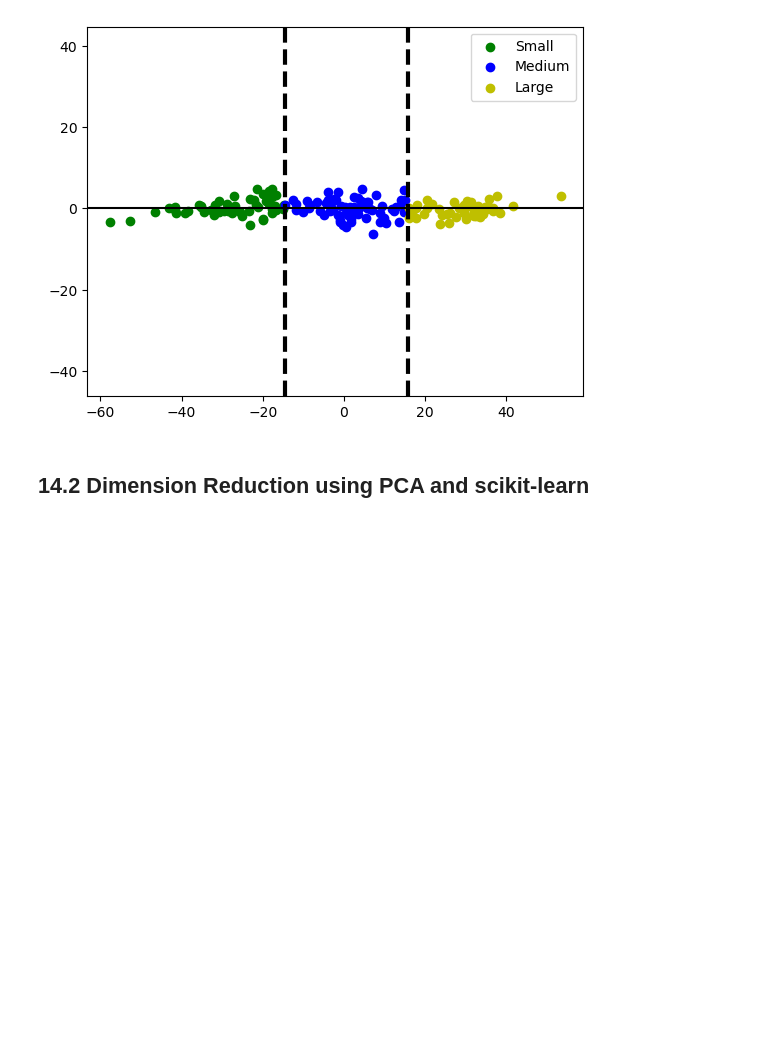
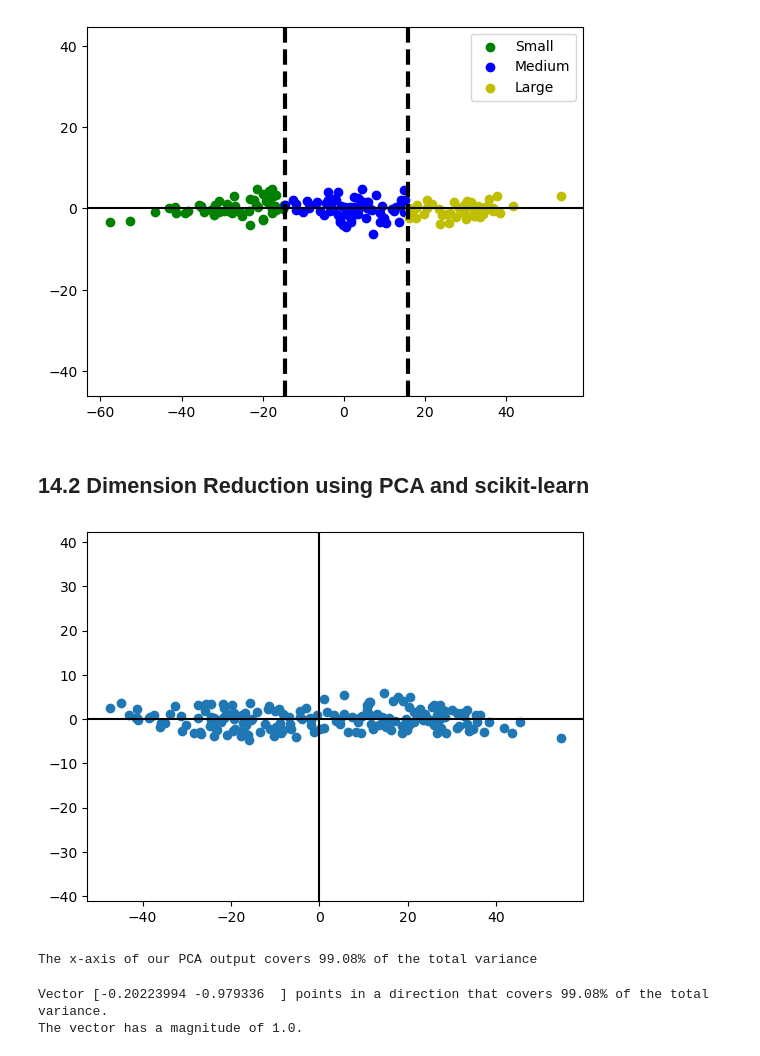
Before and after one commit to IanSinColorado/DataScienceBootcamp, a Jupyter notebook: Chapter14.ipynb, the cells around one changed output. Saved outputs shown, nothing was run; the diff lists cells and outputs as text; code cells hidden in the pictures; blank space fills up the shorter version.

```diff
--- a/Chapter14.ipynb
+++ b/Chapter14.ipynb
@@ -214,0 +220,29 @@ plot_customer_segments(new_horizontal_data)
+# %%
+# Initializing a pca_model object
+pca_object = PCA()
+# %%
+# Running PCA using scikit-learn
+pca_transformed_data = pca_object.fit_transform(measurements.T)
+plt.scatter(pca_transformed_data[:,0], pca_transformed_data[:,1])
+plt.axhline(0, c='k')
+plt.axvline(0, c='k')
+plt.axis('equal')
+plt.show()
+# %% [output]
+[figure, added]
+# %%
+# Extracting variance from scikit-learn's PCA output
+percent_variance_coverages = 100 * pca_object.explained_variance_ratio_
+x_axis_coverage, y_axis_coverage = percent_variance_coverages
+print(f"The x-axis of our PCA output covers {x_axis_coverage:.2f}% of the total variance")
+# %% [output]
+The x-axis of our PCA output covers 99.08% of the total variance
+# %%
+# Outputting the first principal component
+first_pc = pca_object.components_[0]
+magnitude = norm(first_pc)
+print(f"Vector {first_pc} points in a direction that covers {x_axis_coverage:.2f}% of the total variance.")
+print(f"The vector has a magnitude of {magnitude}.")
+# %% [output]
+Vector [-0.20223994 -0.979336  ] points in a direction that covers 99.08% of the total variance.
+The vector has a magnitude of 1.0.
```
Also changed, not shown: parts of 6 cells of this notebook.
